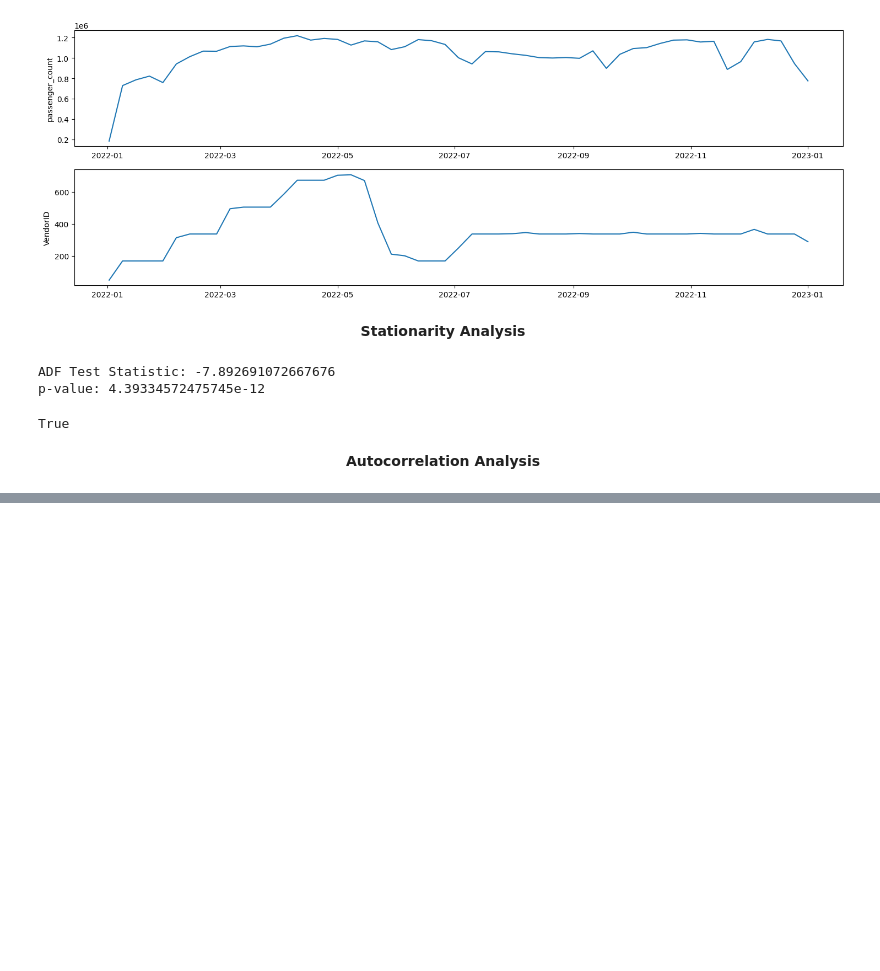
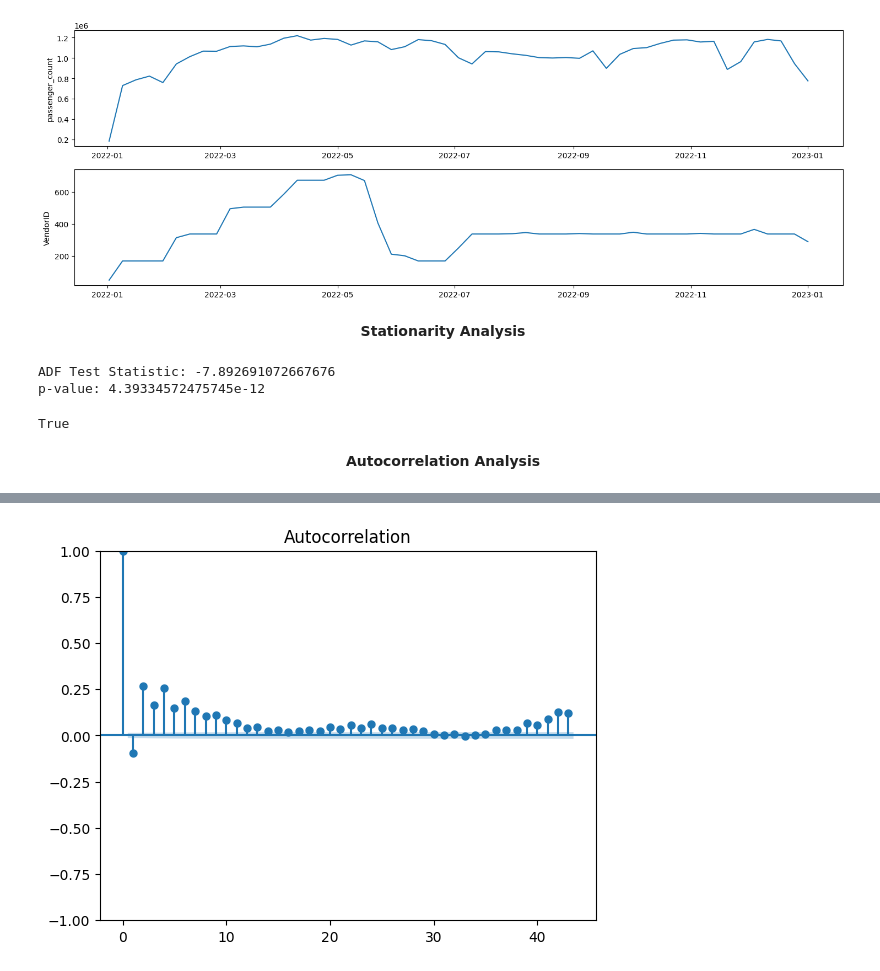
Before and after one commit to skhapijulhossen/uber-taxi-demand, a Jupyter notebook: notebooks/b_PreProcess/a_EDA/TimeSeriesAnalysis.ipynb, the cells around one changed output, grey strips where cells are left out. Saved outputs shown, nothing was run; the diff lists cells and outputs as text; code cells hidden in the pictures; blank space fills up the shorter version.

```diff
--- a/notebooks/b_PreProcess/a_EDA/TimeSeriesAnalysis.ipynb
+++ b/notebooks/b_PreProcess/a_EDA/TimeSeriesAnalysis.ipynb
@@ -210,0 +236,6 @@ True
+# %%
+# Plot the ACF
+plot_acf(data['VendorID'])
+plt.show()
+# %% [output]
+[figure, added]
```
Also changed, not shown: parts of 3 cells of this notebook, 3 other files.
